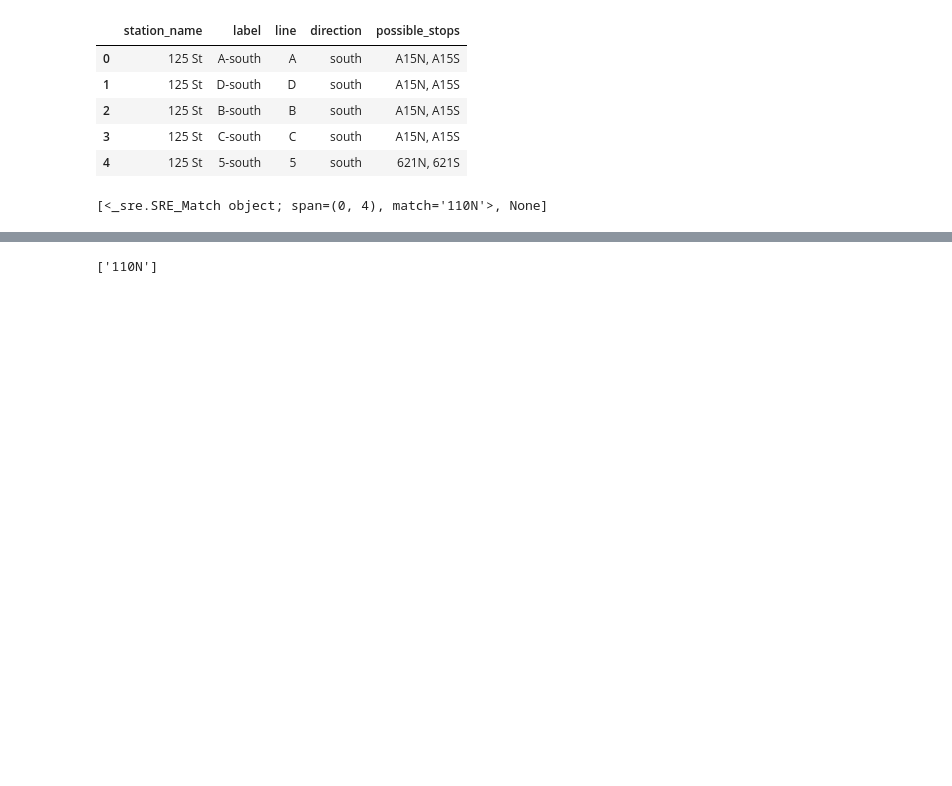
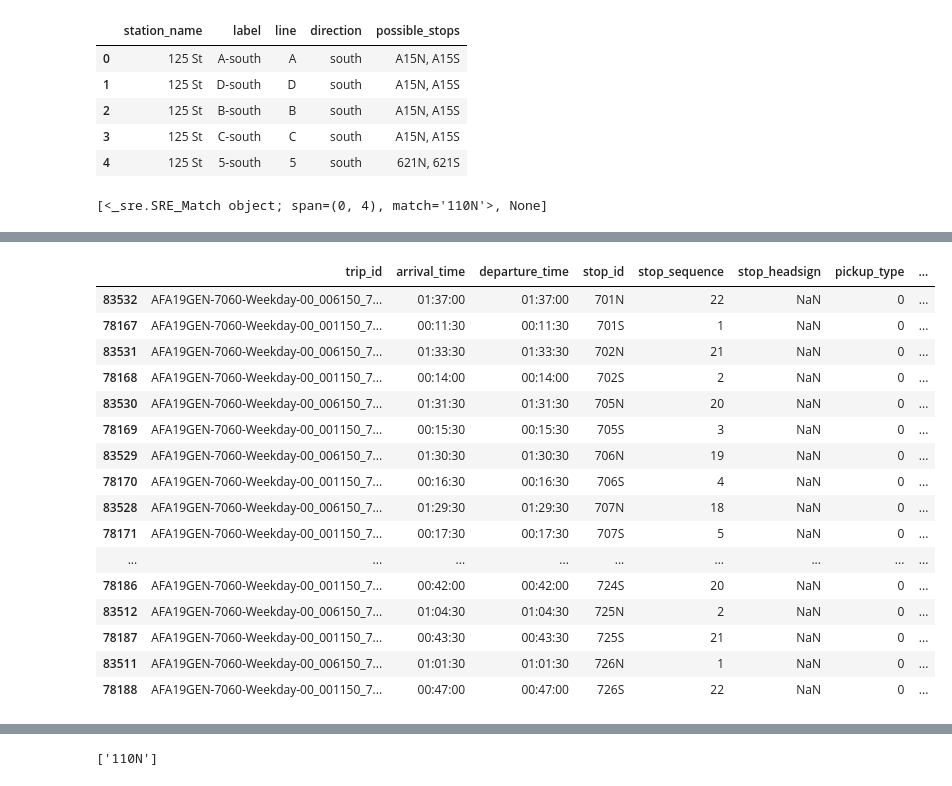
Before and after one commit to tsdataclinic/mta, a Jupyter notebook: notebooks/network/GTFS_Elevator_map.ipynb, the cells around one changed output, grey strips where cells are left out. Saved outputs shown, nothing was run; the diff lists cells and outputs as text; code cells hidden in the pictures; blank space fills up the shorter version.

```diff
--- a/notebooks/network/GTFS_Elevator_map.ipynb
+++ b/notebooks/network/GTFS_Elevator_map.ipynb
@@ -288,0 +337,22 @@ ee.head()
+# %%
+single_trips = weekday.drop_duplicates(['stop_id'],keep='first')
+# %%
+single_trips[single_trips.stop_id.str.startswith('7')].sort_values('stop_id')
+# %% [output]
+|  | trip_id | arrival_time | departure_time | stop_id | stop_sequence | stop_headsign | pickup_type | ... |
+| 83532 | AFA19GEN-7060-Weekday-00_006150_7... | 01:37:00 | 01:37:00 | 701N | 22 | NaN | 0 | ... |
+| 78167 | AFA19GEN-7060-Weekday-00_001150_7... | 00:11:30 | 00:11:30 | 701S | 1 | NaN | 0 | ... |
+| 83531 | AFA19GEN-7060-Weekday-00_006150_7... | 01:33:30 | 01:33:30 | 702N | 21 | NaN | 0 | ... |
+| 78168 | AFA19GEN-7060-Weekday-00_001150_7... | 00:14:00 | 00:14:00 | 702S | 2 | NaN | 0 | ... |
+| 83530 | AFA19GEN-7060-Weekday-00_006150_7... | 01:31:30 | 01:31:30 | 705N | 20 | NaN | 0 | ... |
+| 78169 | AFA19GEN-7060-Weekday-00_001150_7... | 00:15:30 | 00:15:30 | 705S | 3 | NaN | 0 | ... |
+| 83529 | AFA19GEN-7060-Weekday-00_006150_7... | 01:30:30 | 01:30:30 | 706N | 19 | NaN | 0 | ... |
+| 78170 | AFA19GEN-7060-Weekday-00_001150_7... | 00:16:30 | 00:16:30 | 706S | 4 | NaN | 0 | ... |
+| 83528 | AFA19GEN-7060-Weekday-00_006150_7... | 01:29:30 | 01:29:30 | 707N | 18 | NaN | 0 | ... |
+| 78171 | AFA19GEN-7060-Weekday-00_001150_7... | 00:17:30 | 00:17:30 | 707S | 5 | NaN | 0 | ... |
+| ... | ... | ... | ... | ... | ... | ... | ... | ... |
+| 78186 | AFA19GEN-7060-Weekday-00_001150_7... | 00:42:00 | 00:42:00 | 724S | 20 | NaN | 0 | ... |
+| 83512 | AFA19GEN-7060-Weekday-00_006150_7... | 01:04:30 | 01:04:30 | 725N | 2 | NaN | 0 | ... |
+| 78187 | AFA19GEN-7060-Weekday-00_001150_7... | 00:43:30 | 00:43:30 | 725S | 21 | NaN | 0 | ... |
+| 83511 | AFA19GEN-7060-Weekday-00_006150_7... | 01:01:30 | 01:01:30 | 726N | 1 | NaN | 0 | ... |
+| 78188 | AFA19GEN-7060-Weekday-00_001150_7... | 00:47:00 | 00:47:00 | 726S | 22 | NaN | 0 | ... |
```
Also changed, not shown: parts of 15 cells of this notebook, 1 other file.
